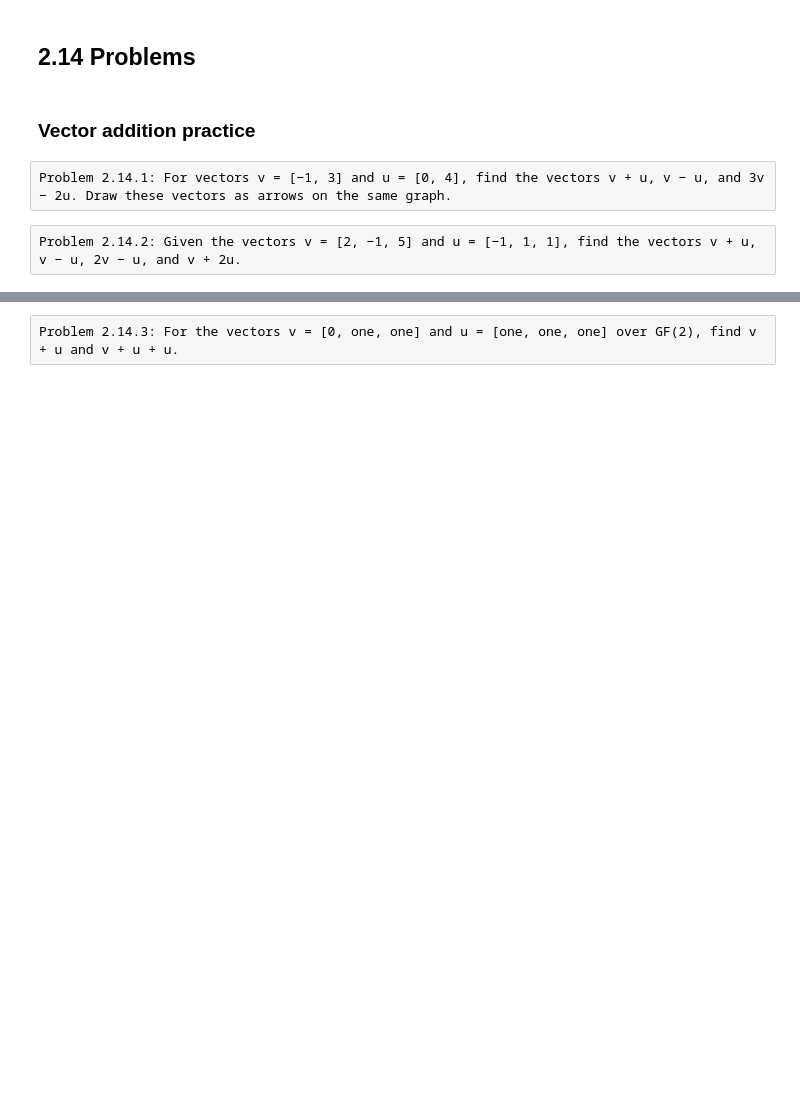
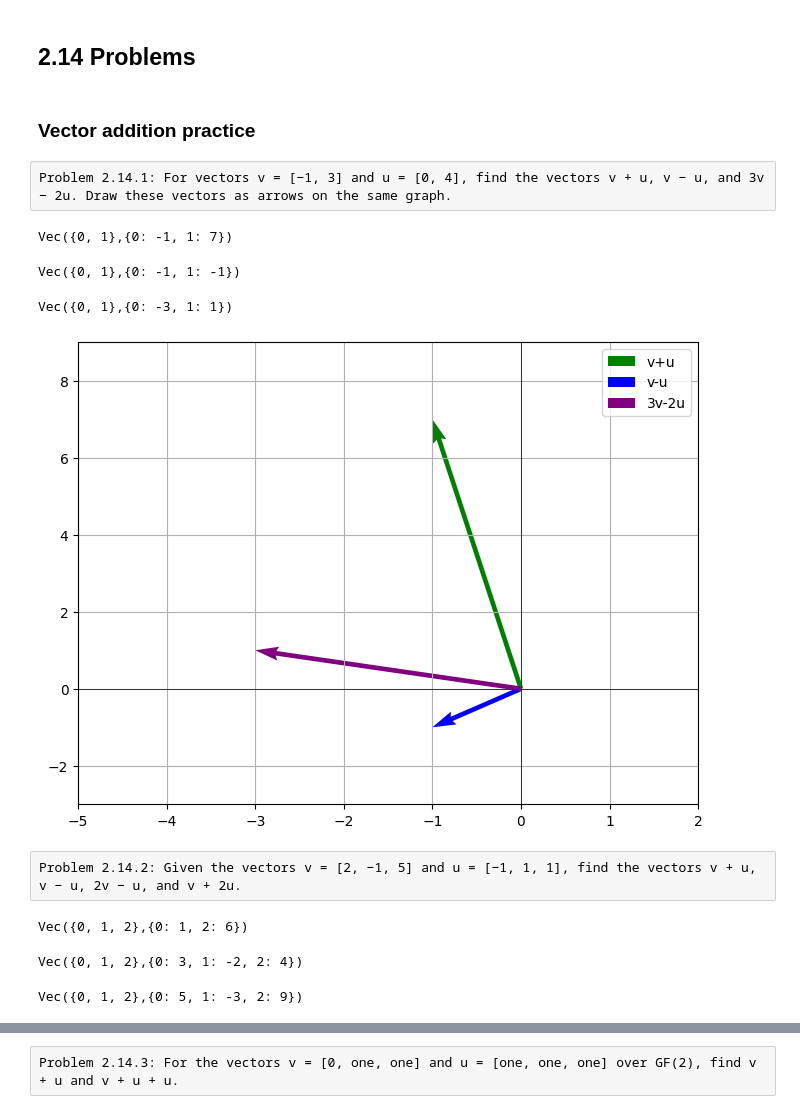
Before and after one commit to jjmaturino/coding_the_matrix, a Jupyter notebook: 2_the_vector/readings.ipynb, the cells around one changed output, grey strips where cells are left out. Cells and saved outputs as stored; diff of their text form; code cells hidden in the pictures; blank space fills up the shorter version.

```diff
--- a/2_the_vector/readings.ipynb
+++ b/2_the_vector/readings.ipynb
@@ -5176,5 +5488,38 @@ Done! I've added each review question as a separate note cell. You can now add y
 ### Vector addition practice
 # %% [raw]
 Problem 2.14.1: For vectors v = [−1, 3] and u = [0, 4], find the vectors v + u, v − u, and 3v − 2u. Draw these vectors as arrows on the same graph.
+# %%
+D = {0, 1}
+v = Vec(D, {0: -1, 1: 3})
+u = Vec(D, {0: 0, 1: 4})
+# %%
+v + u
+# %% [output]
+Vec({0, 1},{0: -1, 1: 7})
+# %%
+v - u
+# %% [output]
+Vec({0, 1},{0: -1, 1: -1})
+# %%
+3*v - 2*u
+# %% [output]
+Vec({0, 1},{0: -3, 1: 1})
+# %%
+vectors = {'v+u': v+u, 'v-u': v-u, '3v-2u': 3*v - 2*u}
+colors = ['green', 'blue', 'purple']
+
+plt.figure(figsize=(8, 6))
+for (label, vec), color in zip(vectors.items(), colors):
+    plt.quiver(0, 0, vec[0], vec[1], angles='xy', scale_units='xy', scale=1, color=color, label=label)
+
+plt.legend()
+plt.grid(True)
+plt.axhline(0, color='black', linewidth=0.5)
+plt.axvline(0, color='black', linewidth=0.5)
+plt.xlim(-5, 2)
+plt.ylim(-3, 9)
+plt.show()
+# %% [output]
+[figure, added]
 # %% [raw]
 Problem 2.14.2: Given the vectors v = [2, −1, 5] and u = [−1, 1, 1], find the vectors v + u, v − u, 2v − u, and v + 2u.
@@ -5180,0 +5530,12 @@ Problem 2.14.2: Given the vectors v = [2, −1, 5] and u = [−1, 1, 1], find th
+# %%
+v + u
+# %% [output]
+Vec({0, 1, 2},{0: 1, 2: 6})
+# %%
+v - u
+# %% [output]
+Vec({0, 1, 2},{0: 3, 1: -2, 2: 4})
+# %%
+2*v - u
+# %% [output]
+Vec({0, 1, 2},{0: 5, 1: -3, 2: 9})
```
Also changed, not shown: parts of 65 cells of this notebook, 4 other files.
